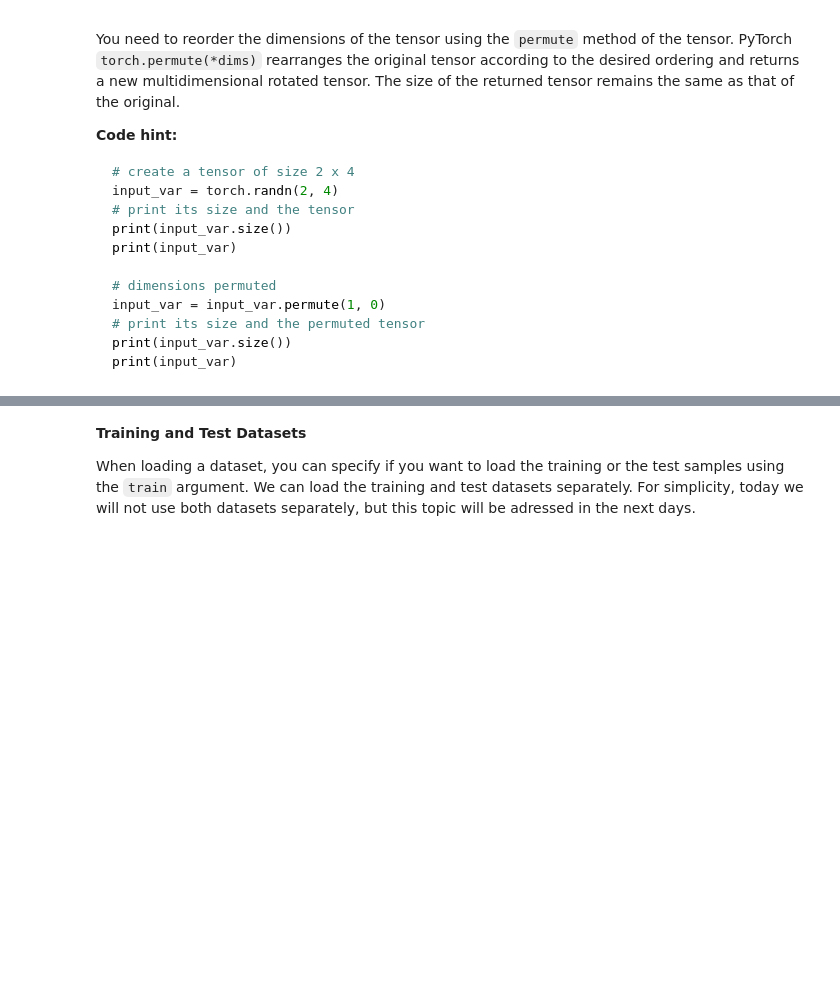
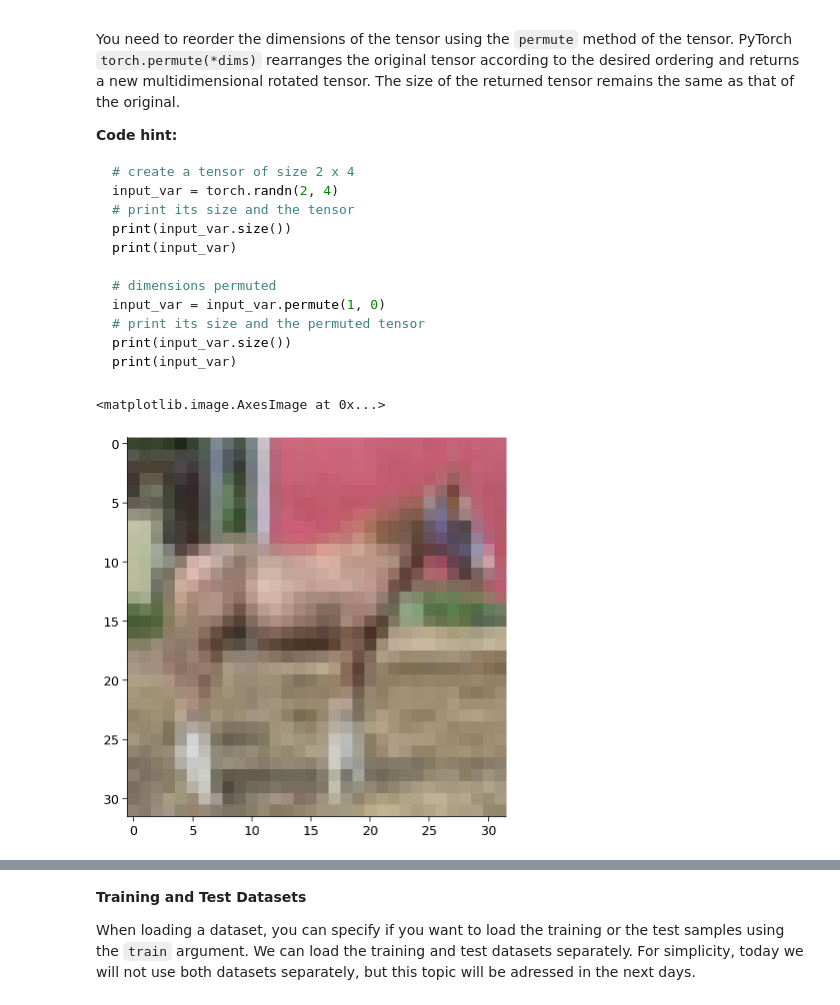
Before and after one commit to sazio/NMA-DL, a Jupyter notebook: tutorials/W1D1_BasicsAndPytorch/student/W1D1_Tutorial1.ipynb, the cells around one changed output, grey strips where cells are left out. Saved outputs shown, nothing was run; the diff lists cells and outputs as text; code cells hidden in the pictures; blank space fills up the shorter version.

````diff
--- a/tutorials/W1D1_BasicsAndPytorch/student/W1D1_Tutorial1.ipynb
+++ b/tutorials/W1D1_BasicsAndPytorch/student/W1D1_Tutorial1.ipynb
@@ -1405,11 +1424,14 @@ print(input_var)
 ```
 # %%
 # TODO: Uncomment the following line to see the error that arises from the current image format
-# plt.imshow(image)
+#plt.imshow(image)
 
 # TODO: Comment the above line and fix this code by reordering the tensor dimensions
-# plt.imshow(image.permute(...))
-# plt.show()
+plt.imshow(image.permute(1, 2, 0))
+#plt.show()
+# %% [output]
+<matplotlib.image.AxesImage at 0x...>
+[figure, added]
 # %% [markdown]
 [*Click for solution*](https://github.com/NeuromatchAcademy/course-content-dl/tree/main//tutorials/W1D1_BasicsAndPytorch/solutions/W1D1_Tutorial1_Solution_b04bd357.py)
 
````
Also changed, not shown: parts of 17 cells of this notebook.
